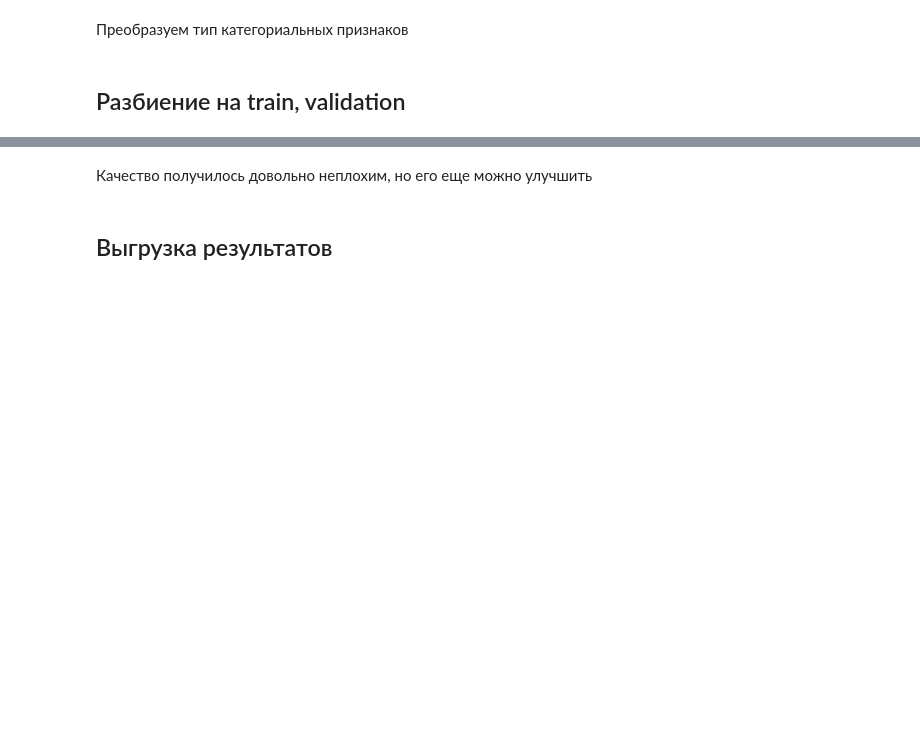
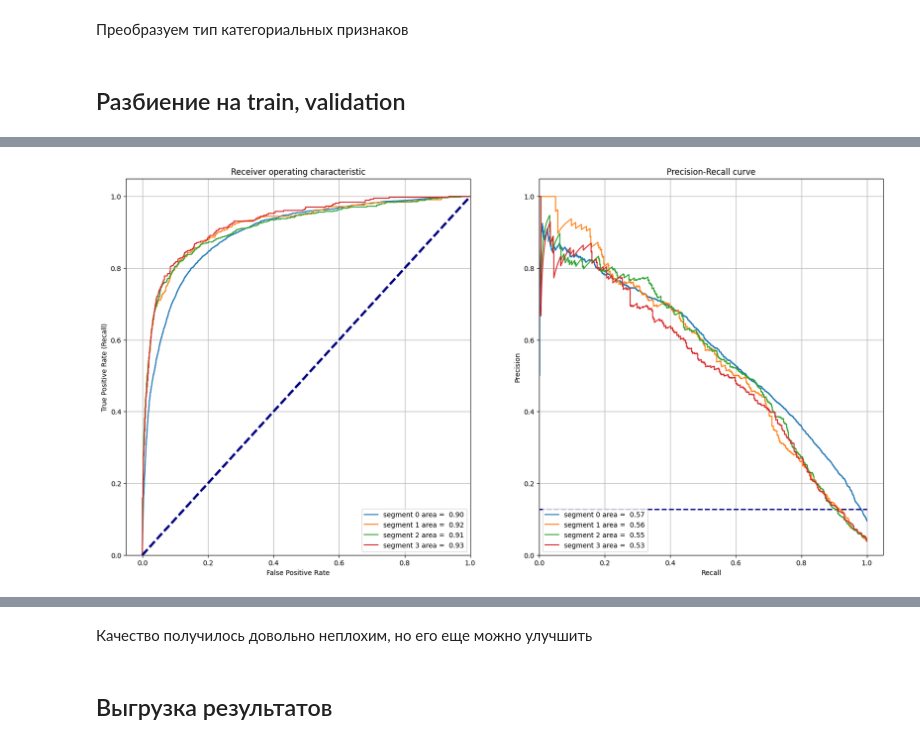
Before and after one commit to ssharkov03/customer-churn-alphahack-2023, a Jupyter notebook: new_indicator_feat2.ipynb, the cells around one changed output, grey strips where cells are left out. Drawn from its saved outputs; the diff is of its cells as text; code cells hidden in the pictures; blank space fills up the shorter version.

```diff
--- a/new_indicator_feat2.ipynb
+++ b/new_indicator_feat2.ipynb
@@ -277,4 +249,6 @@ ROC AUC Score of LightGBM = 0.8766392686822664
 # %%
 tuned_params = {**study.best_params}
+tuned_params['verbose'] = -1
+tuned_params['n_jobs'] = -1
 tuned_params
 # %% [output]
@@ -288,0 +357,72 @@ tuned_params
+# %%
+from sklearn.metrics import classification_report, roc_curve, auc
+
+fig, ax = plt.subplots(nrows=1, ncols=2, figsize=(20, 10))
+segments = ['0', '1', '2', '3']
+for segment in segments:
+    test_data = pd.concat([X_test, y_test], axis=1)
+    test_data = test_data[test_data['segment'] == segment]
+    x_test_seg, y_test_seg = test_data.drop(['total_target'], axis=1), test_data['total_target']
+
+    probas = model.predict_proba(x_test_seg)[:, 1]
+    predicts = model.predict(x_test_seg)
+
+    fpr, tpr, threshold = roc_curve(y_test_seg, probas)
+    roc_auc = auc(fpr, tpr)
+
+
+    print(f"Segment: {segment}")
+    print(f"ROC-AUC: {roc_auc_score(y_test_seg, probas)}")
+    print(classification_report(y_test_seg, predicts))
+
+
+    show_thresholds = False
+    predicted = predicts
+    classes = np.unique(y_test_seg)
+    predicted_prob = probas
+
+    recall = metrics.recall_score(y_test_seg, predicted)  #= true 1s / all 1s in test (got and missed)
+    precision = metrics.precision_score(y_test_seg, predicted)  #= true 1s / all 1s predicted (true 1s + false 1s)
+    f1 = metrics.f1_score(y_test_seg, predicted)  #=2 * (precision * recall) / (precision + recall)
+
+    cm = metrics.confusion_matrix(y_test_seg, predicted, labels=classes)
+    # sns.heatmap(cm, annot=True, annot_kws={"size":15}, fmt='d', ax=ax[0], cmap=plt.cm.Blues, cbar=False)
+    # ax[0].set(xlabel="Pred", ylabel="True", title="Confusion matrix")
+    # ax[0].set_yticklabels(labels=classes, rotation=0)
+
+    ## Plot roc
+    fpr, tpr, thresholds = metrics.roc_curve(y_test_seg, predicted_prob)
+    ax[0].plot(fpr, tpr, lw=1.5, label=f'segment {segment} area = {metrics.auc(fpr, tpr): 0.2f}')
+    ax[0].plot([0,1], [0,1], color='navy', lw=3, linestyle='--')
+    # ax[1].hlines(y=recall, xmin=-0.05, xmax=1-cm[0,0]/(cm[0,0]+cm[0,1]), color='red', linestyle='--', alpha=0.7, label="chosen threshold")
+    # ax[1].vlines(x=1-cm[0,0]/(cm[0,0]+cm[0,1]), ymin=0, ymax=recall, color='red', linestyle='--', alpha=0.7)
+    ax[0].set(xlim=[-0.05,1], ylim=[0.0,1.05], xlabel='False Positive Rate', ylabel="True Positive Rate (Recall)", title="Receiver operating characteristic")
+    ax[0].legend(loc="lower right")
+    ax[0].grid(True)
+    if show_thresholds is True:
+        thres_in_plot = []
+        for i,t in enumerate(thresholds):
+            t = np.round(t,1)
+            if t not in thres_in_plot:
+                ax[1].annotate(t, xy=(fpr[i],tpr[i]), xytext=(fpr[i],tpr[i]), textcoords='offset points', ha='left', va='bottom')
+                thres_in_plot.append(t)
+
+    ## Plot precision-recall curve
+    precisions, recalls, thresholds = metrics.precision_recall_curve(y_test_seg, predicted_prob)
+    ax[1].plot(recalls, precisions, lw=1.5, label=f'segment {segment} area = {metrics.auc(recalls, precisions): 0.2f}')
+    if segment == "0":
+        ax[1].plot([0,1], [(cm[1,0]+cm[1,0])/len(y_test_seg), (cm[1,0]+cm[1,0])/len(y_test_seg)], linestyle='--', color='navy', lw=2)
+    # ax[2].hlines(y=precision, xmin=0, xmax=recall, color='red', linestyle='--', alpha=0.7, label="chosen threshold")
+    # ax[2].vlines(x=recall, ymin=0, ymax=precision, color='red', linestyle='--', alpha=0.7)
+    ax[1].set(xlim=[0.0,1.05], ylim=[0.0,1.05], xlabel='Recall', ylabel="Precision", title="Precision-Recall curve")
+    ax[1].legend(loc="lower left")
+    ax[1].grid(True)
+    if show_thresholds is True:
+        thres_in_plot = []
+        for i,t in enumerate(thresholds):
+            t = np.round(t,1)
+            if t not in thres_in_plot:
+                ax[2].annotate(np.round(t,1), xy=(recalls[i],precisions[i]), xytext=(recalls[i],precisions[i]), textcoords='offset points', ha='right', va='bottom')
+                thres_in_plot.append(t)
+    # evaluate_classif_model(y_test=y_test_seg, predicted=predicts, predicted_prob=probas)
+# %% [output]
@@ -288,0 +446 @@ tuned_params
+[figure, added]
```
Also changed, not shown: parts of 23 cells of this notebook, 1 other file.
